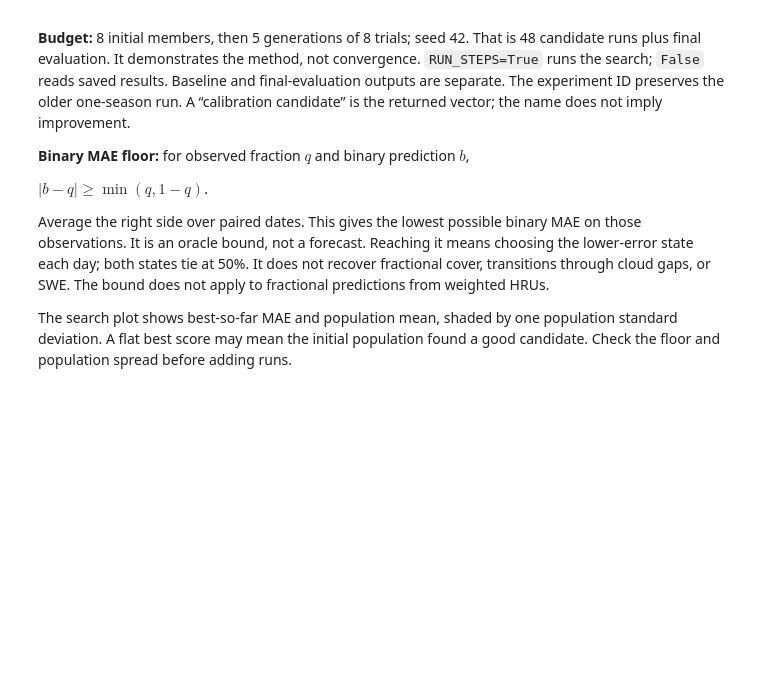
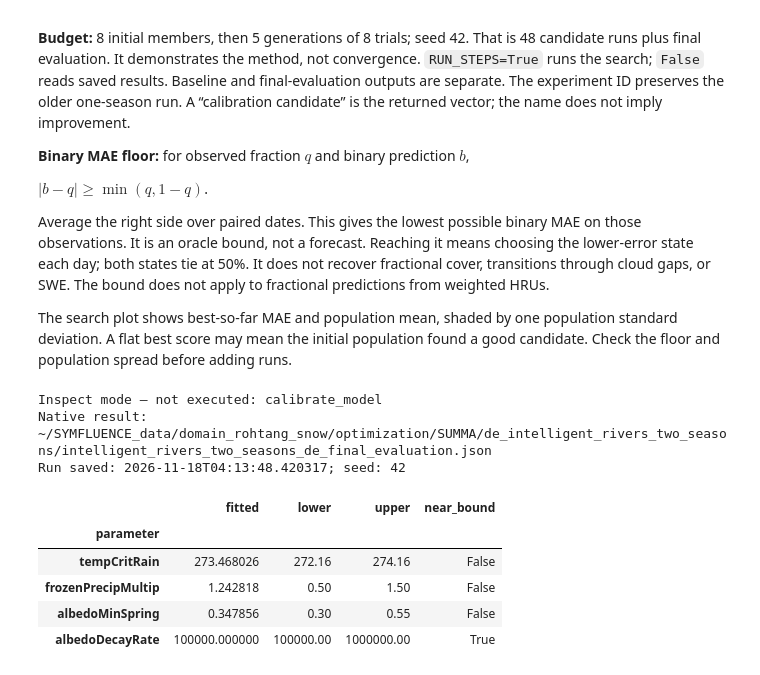
Before and after one commit to symfluence-org/SYMFLUENCE, a Jupyter notebook: examples/04_workshop_notebooks/04d_intelligent_rivers_snow.ipynb, the cells around one changed output. Cells and saved outputs as stored; diff of their text form; code cells hidden in the pictures; blank space fills up the shorter version.

```diff
--- a/examples/04_workshop_notebooks/04d_intelligent_rivers_snow.ipynb
+++ b/examples/04_workshop_notebooks/04d_intelligent_rivers_snow.ipynb
@@ -42,7 +49,11 @@ from symfluence import SYMFLUENCE
 from symfluence.core.config.models import SymfluenceConfig
 from symfluence.core.mixins.project import resolve_data_subdir
 
-RUN_STEPS = True
+# Walkthrough by default: unpack the instructors' prepared run, then read it.
+# USE_PREPARED_DATA = False acquires ERA5 (CDS) and MODIS (NASA Earthdata) yourself; that needs accounts and hours.
+# RUN_STEPS = True re-runs the SYMFLUENCE stages; with prepared data the acquisition stages are skipped.
+USE_PREPARED_DATA = True
+RUN_STEPS = False
 relative_config = Path("examples/04_workshop_notebooks/config_rohtang_snow.yaml")
 anchors = [Path.cwd(), Path(sf_package.__file__).resolve().parent]
 roots = [parent for anchor in anchors for parent in [anchor, *anchor.parents]]
@@ -50,9 +61,13 @@ REPO = next((root for root in roots if (root / relative_config).is_file()), None
 if REPO is None:
     raise FileNotFoundError("Open this notebook inside a SYMFLUENCE checkout with its companion YAML.")
 os.chdir(REPO)  # The shared YAML deliberately uses paths relative to the repository root.
+sys.path.insert(0, str(REPO / relative_config.parent))
+from workshop_data import ensure_prepared_project, stages_to_run
 CONFIG_PATH = REPO / relative_config
 config = SymfluenceConfig.from_file(CONFIG_PATH)
 project = config.system.data_dir / f"domain_{config.domain.name}"
+if USE_PREPARED_DATA:
+    ensure_prepared_project(project)
 experiment = config.domain.experiment_id
 forcing_dir = resolve_data_subdir(project, "forcing") / "SUMMA_input"
 snow_dir = Path(config.evaluation.modis_snow.data_dir).expanduser().resolve()
@@ -74,4 +89,5 @@ print(f"SYMFLUENCE: {sf_package.__version__}")
 print(f"Config: {CONFIG_PATH.relative_to(REPO)}")
 print(f"Config SHA-256: {hashlib.sha256(CONFIG_PATH.read_bytes()).hexdigest()}")
 print(f"Project: {project}")
+print("Data:", "prepared workshop bundle" if USE_PREPARED_DATA else "own acquisition")
 print("Mode:", "execute native workflow stages" if RUN_STEPS else "inspect existing outputs")
@@ -101,6 +199,10 @@ workflow = None
 def run_stage(names):
     """Use SYMFLUENCE's public step interface; no independent data pipeline."""
     global workflow
+    names = stages_to_run(names, USE_PREPARED_DATA)
+    if not names:
+        print("Prepared data supplies these acquisition stages.")
+        return
     if not RUN_STEPS:
         print("Inspect mode — not executed:", ", ".join(names))
         return
@@ -600,34 +792,45 @@ pd.testing.assert_series_equal(observed_native.reindex(days),
 
 snow_target = SnowEvaluator(config, project, logging.getLogger("workshop.snow"))
 baseline_metrics = snow_target.calculate_metrics(sim_dir, calibration_only=False)
 optimization_dir = project / "optimization" / "SUMMA" / f"{config.optimization.algorithm.lower()}_{experiment}"
 final_dir = optimization_dir / "final_evaluation"
 best_path = optimization_dir / f"{experiment}_de_best_params.json"
 final_path = optimization_dir / f"{experiment}_de_final_evaluation.json"
 previous_results = {path: path.read_bytes() if path.exists() else None
                     for path in (best_path, final_path)}
 run_stage(["calibrate_model"])
 
 if not best_path.exists() or not final_path.exists():
     raise FileNotFoundError("Native calibration results are missing; inspect the workflow log.")
-if any(path.read_bytes() == previous_results[path] for path in previous_results):
+# Only a run that just executed must have replaced the saved results.
+if RUN_STEPS and any(path.read_bytes() == previous_results[path] for path in previous_results):
     raise RuntimeError("Calibration did not write fresh results; inspect the workflow log.")
 best = json.loads(best_path.read_text())
 final = json.loads(final_path.read_text())
 if not np.isfinite(best["best_score"]) or not -1 <= best["best_score"] <= 0:
     raise ValueError("Calibration did not produce a valid snow-fraction MAE; inspect the run log.")
 calibrated_metrics = snow_target.calculate_metrics(final_dir, calibration_only=False)
 if not calibrated_metrics or not np.isfinite(calibrated_metrics.get("Calib_MAE", np.nan)):
     raise ValueError("Final calibrated snow metrics are unavailable.")
 print(f"Native result: {final_path}")
 print(f"Run saved: {final['timestamp']}; seed: {config.system.random_seed}")
 bounds = config.optimization.parameter_bounds
 parameters = pd.DataFrame([
     {"parameter": key, "fitted": value, "lower": bounds[key][0], "upper": bounds[key][1],
      "near_bound": min(value - bounds[key][0], bounds[key][1] - value) < 0.01 * (bounds[key][1] - bounds[key][0])}
     for key, value in best["best_params"].items()
 ]).set_index("parameter")
 display(parameters)
+# %% [output]
+Inspect mode — not executed: calibrate_model
+Native result: ~/SYMFLUENCE_data/domain_rohtang_snow/optimization/SUMMA/de_intelligent_rivers_two_seasons/intelligent_rivers_two_seasons_de_final_evaluation.json
+Run saved: 2026-11-18T04:13:48.420317; seed: 42
+|  | fitted | lower | upper | near_bound |
+| parameter |  |  |  |  |
+| tempCritRain | 273.468026 | 272.16 | 274.16 | False |
+| frozenPrecipMultip | 1.242818 | 0.50 | 1.50 | False |
+| albedoMinSpring | 0.347856 | 0.30 | 0.55 | False |
+| albedoDecayRate | 100000.000000 | 100000.00 | 1000000.00 | True |
 # %%
 # Use the evaluator's exact pairing for the score table, including its timestamp rounding.
 calibrated_raw = snow_target.extract_simulated_data(snow_target.get_simulation_files(final_dir))
```
Also changed, not shown: parts of 16 cells of this notebook, 10 other files.
